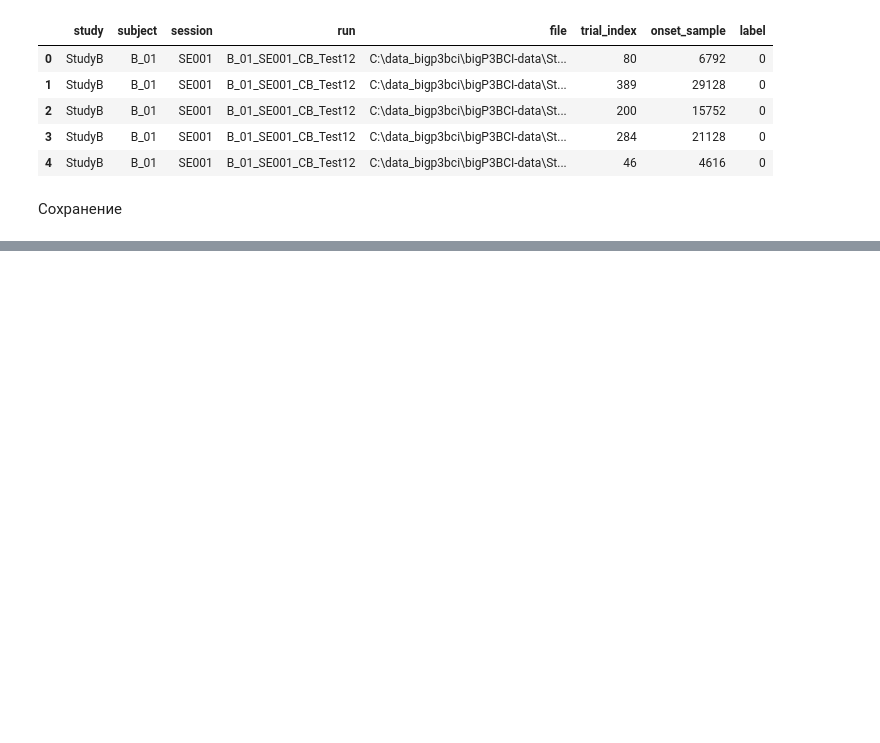
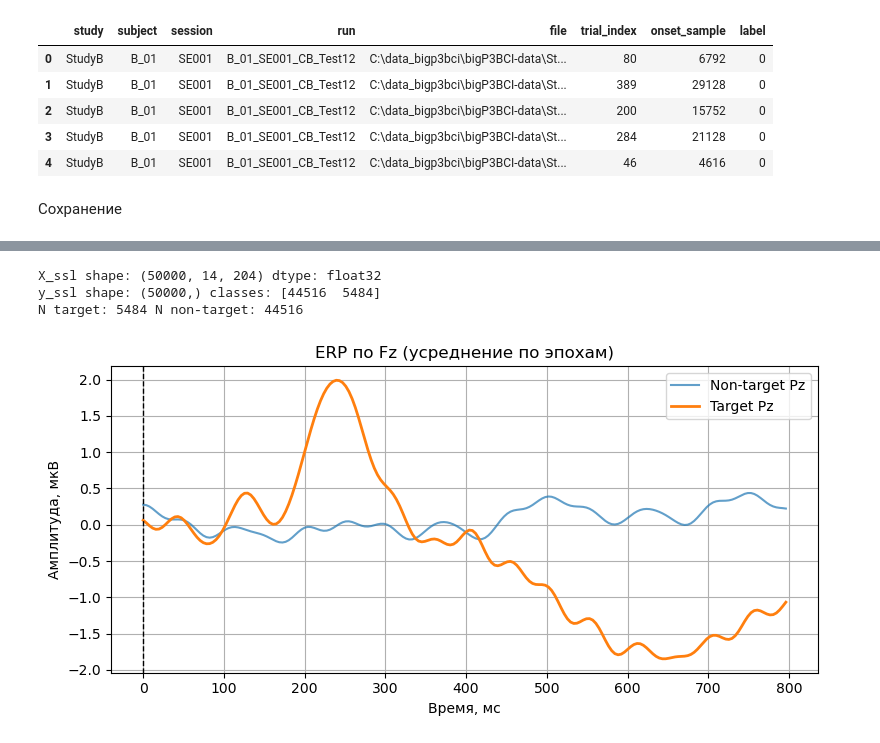
Before and after one commit to TaisiyaGlazova/diploma-bciP300-ssl, a Jupyter notebook: build_ssl.ipynb, the cells around one changed output, grey strips where cells are left out. Saved outputs shown, nothing was run; the diff lists cells and outputs as text; code cells hidden in the pictures; blank space fills up the shorter version.

```diff
--- a/build_ssl.ipynb
+++ b/build_ssl.ipynb
@@ -433,7 +431,7 @@ def parse_path_meta(edf_path: Path) -> dict:
 def extract_epochs_from_file(edf_path: Path):
     """
     Из одного EDF:
-      → X: (n_trials, 14, T) dtype float16
+      → X: (n_trials, 14, T) dtype float32
       → y: (n_trials,) 0/1
       → meta: DataFrame с инфой об источнике эпохи
     """
@@ -472,7 +470,8 @@ def extract_epochs_from_file(edf_path: Path):
     eeg_raw.filter(l_freq=L_FREQ, h_freq=H_FREQ,
                    fir_design="firwin", verbose="ERROR")
 
-    eeg_data = eeg_raw.get_data()  # (C, T)
+    eeg_data = eeg_raw.get_data()  # (C, T), по умолчанию float64
+    eeg_data = eeg_data.astype(np.float32) # теперь float32
     n_channels, n_times = eeg_data.shape
 
     win_samples = int((TMAX - TMIN) * sfreq)
@@ -495,7 +494,7 @@ def extract_epochs_from_file(edf_path: Path):
     labels = np.array(labels, dtype=int)
 
     n_trials = len(valid_onsets)
-    X = np.zeros((n_trials, n_channels, win_samples), dtype=np.float16)
+    X = np.zeros((n_trials, n_channels, win_samples), dtype=np.float32)
 
     for i, start in enumerate(valid_onsets):
         X[i] = eeg_data[:, start:start + win_samples]
@@ -539,7 +538,7 @@ def find_edf_files(root: Path, studies: list[str]) -> list[Path]:
 
 edf_files_ssl = find_edf_files(ROOT_DIR, STUDIES_SSL)
 
-MAX_EPOCHS = 300_000
+MAX_EPOCHS = 50_000
 rng = np.random.default_rng(42)
 
 all_X = []
@@ -630,0 +637,52 @@ print(f"Сохранено в папку: {out_dir}")
+# %%
+import numpy as np
+import matplotlib.pyplot as plt
+
+
+print("X_ssl shape:", X_ssl.shape, "dtype:", X_ssl.dtype)
+print("y_ssl shape:", y_ssl.shape, "classes:", np.bincount(y_ssl))
+
+CANONICAL_CHANNELS = [
+    'Fz', 'Cz', 'Pz', 'Oz',
+    'P3', 'P4', 'PO7', 'PO8',
+    'F3', 'F4', 'C3', 'C4',
+    'CP3', 'CP4'
+]
+
+# индекс канала Fz
+pz_idx = CANONICAL_CHANNELS.index("Pz")
+
+# делим на таргеты / нетаргеты
+X_target = X_ssl[y_ssl == 1]      # (N_t, 14, T)
+X_nontarget = X_ssl[y_ssl == 0]   # (N_nt, 14, T)
+
+print("N target:", X_target.shape[0], "N non-target:", X_nontarget.shape[0])
+
+# усредняем по эпохам
+erp_fz_target = X_target[:, pz_idx, :].mean(axis=0)      # (T,)
+erp_fz_nontarget = X_nontarget[:, pz_idx, :].mean(axis=0)  # (T,)
+
+T = X_ssl.shape[-1]
+t = np.linspace(0, 0.8, T, endpoint=False)  # секунды, окно 0–800 мс
+
+# Для наглядности переведём в мкВ
+erp_fz_target_uV = erp_fz_target * 1e6
+erp_fz_nontarget_uV = erp_fz_nontarget * 1e6
+
+plt.figure(figsize=(8, 4))
+plt.plot(t * 1000, erp_fz_nontarget_uV, label="Non-target Pz", alpha=0.7)
+plt.plot(t * 1000, erp_fz_target_uV, label="Target Pz", linewidth=2)
+
+plt.axvline(0, color="k", linestyle="--", linewidth=1)
+plt.xlabel("Время, мс")
+plt.ylabel("Амплитуда, мкВ")
+plt.title("ERP по Fz (усреднение по эпохам)")
+plt.legend()
+plt.grid(True)
+plt.tight_layout()
+plt.show()
+# %% [output]
+X_ssl shape: (50000, 14, 204) dtype: float32
+y_ssl shape: (50000,) classes: [44516  5484]
+N target: 5484 N non-target: 44516
+[figure, added]
```
Also changed, not shown: parts of 7 cells of this notebook.
